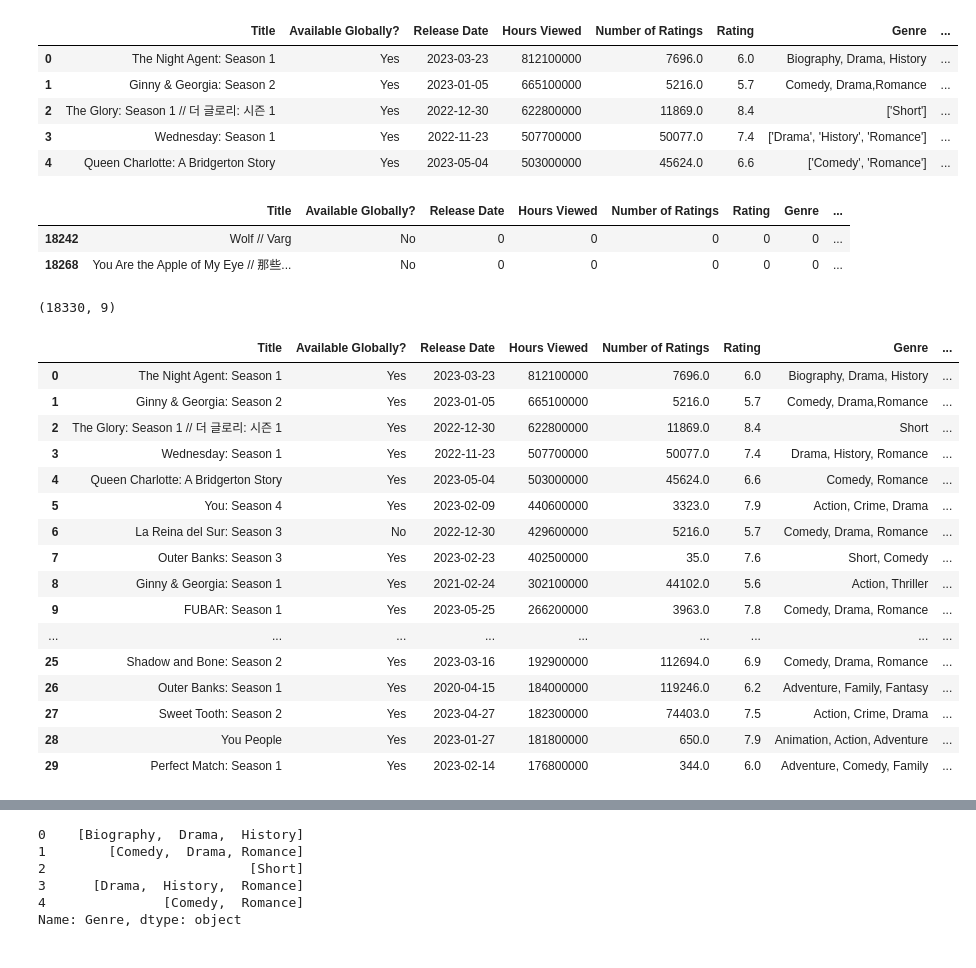
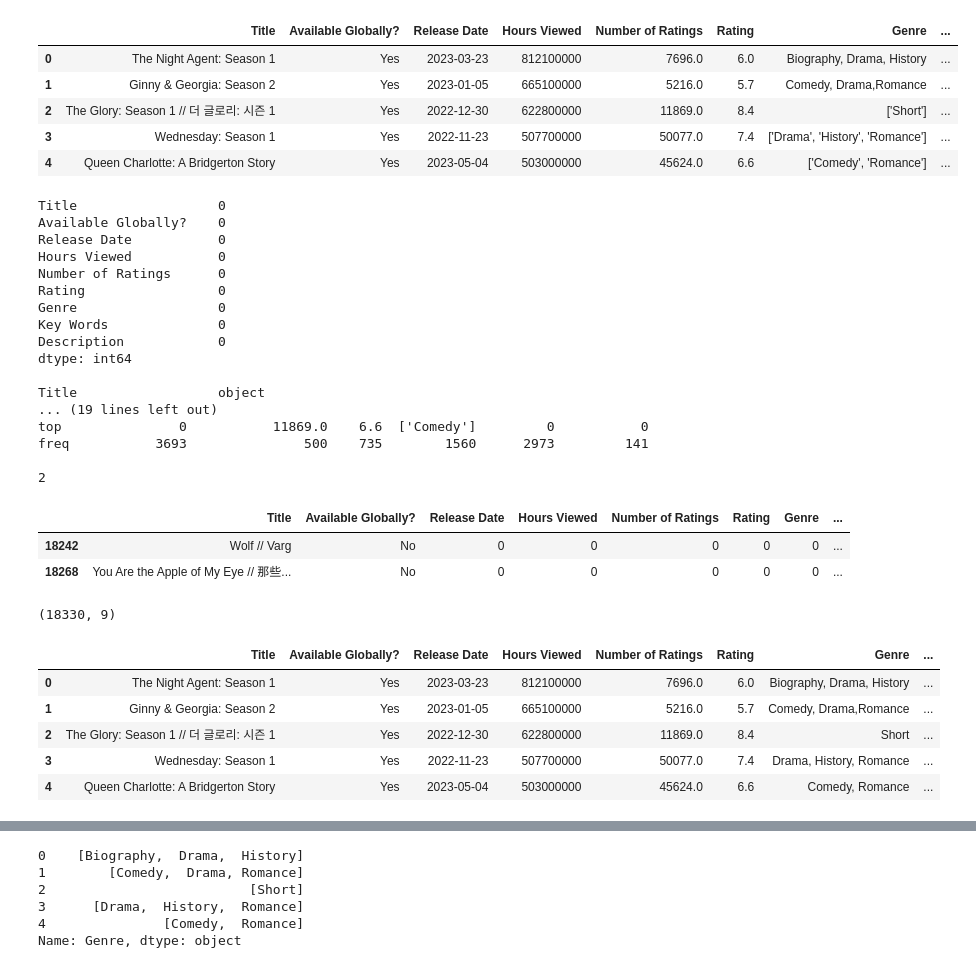
Before and after one commit to FlamingoCalves/netflix-2023-analysis, a Jupyter notebook: netflix_movie_analysis.ipynb, the cells around one changed output, grey strips where cells are left out. Drawn from its saved outputs; the diff is of its cells as text; code cells hidden in the pictures.

```diff
--- a/netflix_movie_analysis.ipynb
+++ b/netflix_movie_analysis.ipynb
@@ -12,46 +36,59 @@ df.head()
 | 2 | The Glory: Season 1 // 더 글로리: 시즌 1 | Yes | 2022-12-30 | 622800000 | 11869.0 | 8.4 | ['Short'] | ... |
 | 3 | Wednesday: Season 1 | Yes | 2022-11-23 | 507700000 | 50077.0 | 7.4 | ['Drama', 'History', 'Romance'] | ... |
 | 4 | Queen Charlotte: A Bridgerton Story | Yes | 2023-05-04 | 503000000 | 45624.0 | 6.6 | ['Comedy', 'Romance'] | ... |
+# %%
+#Check for null values, data types, and duplicates
+print(df.isnull().sum())
+print()
+print(df.dtypes)
+print()
+print(df.describe())
+print()
+print(df.duplicated().sum())
+# %% [output]
+Title                  0
+Available Globally?    0
+Release Date           0
+Hours Viewed           0
+Number of Ratings      0
+Rating                 0
+Genre                  0
+Key Words              0
+Description            0
+dtype: int64
+
+Title                  object
+... (19 lines left out)
+top               0           11869.0    6.6  ['Comedy']         0           0
+freq           3693               500    735        1560      2973         141
+
+2
 # %%
-# Find duplicates
+# Find and display duplicates
 duplicates = df[df.duplicated()]
+display(duplicates)
 
-# Display duplicates
-duplicates
+# Remove duplicates, keeping the first occurrence
+df = df.drop_duplicates()
+df.reset_index(drop=True, inplace=True)
+
+print()
+df.shape
 # %% [output]
 |  | Title | Available Globally? | Release Date | Hours Viewed | Number of Ratings | Rating | Genre | ... |
 | 18242 | Wolf // Varg | No | 0 | 0 | 0 | 0 | 0 | ... |
 | 18268 | You Are the Apple of My Eye // 那些... | No | 0 | 0 | 0 | 0 | 0 | ... |
+(18330, 9)
-# %%
-# Remove duplicates, keeping the first occurrence
-df = df.drop_duplicates()
-
-# If you need to reset the index after dropping duplicates
-df.reset_index(drop=True, inplace=True)
-
-df.shape
-# %% [output]
-(18330, 9)
 # %%
+#Clean that genre column and add a column that identifies if an observation is a movie or tv show
 df['Genre'] = df['Genre'].str.replace('[', '').str.replace(']', '').str.replace("'", "")
 df['Type'] = df['Title'].str.contains('Season', case=False, na=False).map({True: 'TV Show', False: 'Movie'})
-df[0:30]
+df.head(5)
 # %% [output]
 |  | Title | Available Globally? | Release Date | Hours Viewed | Number of Ratings | Rating | Genre | ... |
 | 0 | The Night Agent: Season 1 | Yes | 2023-03-23 | 812100000 | 7696.0 | 6.0 | Biography, Drama, History | ... |
 | 1 | Ginny & Georgia: Season 2 | Yes | 2023-01-05 | 665100000 | 5216.0 | 5.7 | Comedy, Drama,Romance | ... |
 | 2 | The Glory: Season 1 // 더 글로리: 시즌 1 | Yes | 2022-12-30 | 622800000 | 11869.0 | 8.4 | Short | ... |
 | 3 | Wednesday: Season 1 | Yes | 2022-11-23 | 507700000 | 50077.0 | 7.4 | Drama, History, Romance | ... |
 | 4 | Queen Charlotte: A Bridgerton Story | Yes | 2023-05-04 | 503000000 | 45624.0 | 6.6 | Comedy, Romance | ... |
-| 5 | You: Season 4 | Yes | 2023-02-09 | 440600000 | 3323.0 | 7.9 | Action, Crime, Drama | ... |
-| 6 | La Reina del Sur: Season 3 | No | 2022-12-30 | 429600000 | 5216.0 | 5.7 | Comedy, Drama, Romance | ... |
-| 7 | Outer Banks: Season 3 | Yes | 2023-02-23 | 402500000 | 35.0 | 7.6 | Short, Comedy | ... |
-| 8 | Ginny & Georgia: Season 1 | Yes | 2021-02-24 | 302100000 | 44102.0 | 5.6 | Action, Thriller | ... |
-| 9 | FUBAR: Season 1 | Yes | 2023-05-25 | 266200000 | 3963.0 | 7.8 | Comedy, Drama, Romance | ... |
-| ... | ... | ... | ... | ... | ... | ... | ... | ... |
-| 25 | Shadow and Bone: Season 2 | Yes | 2023-03-16 | 192900000 | 112694.0 | 6.9 | Comedy, Drama, Romance | ... |
-| 26 | Outer Banks: Season 1 | Yes | 2020-04-15 | 184000000 | 119246.0 | 6.2 | Adventure, Family, Fantasy | ... |
-| 27 | Sweet Tooth: Season 2 | Yes | 2023-04-27 | 182300000 | 74403.0 | 7.5 | Action, Crime, Drama | ... |
-| 28 | You People | Yes | 2023-01-27 | 181800000 | 650.0 | 7.9 | Animation, Action, Adventure | ... |
-| 29 | Perfect Match: Season 1 | Yes | 2023-02-14 | 176800000 | 344.0 | 6.0 | Adventure, Comedy, Family | ... |
 # %%
```
Also changed, not shown: parts of 31 cells of this notebook, 1 other file.
